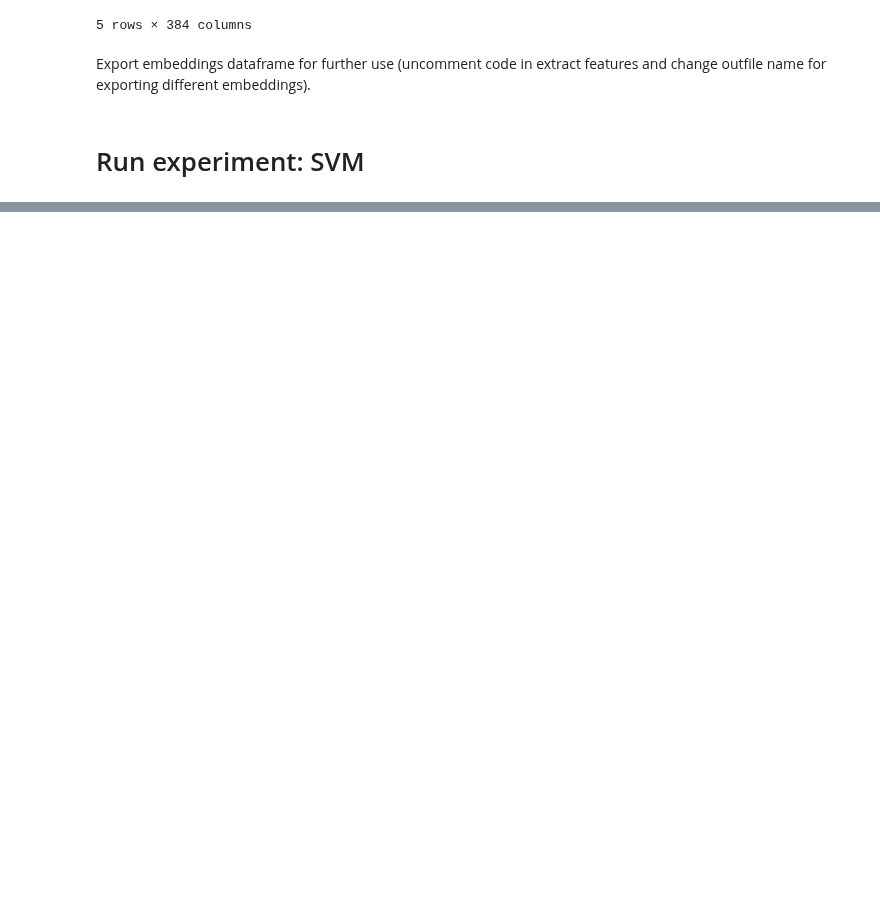
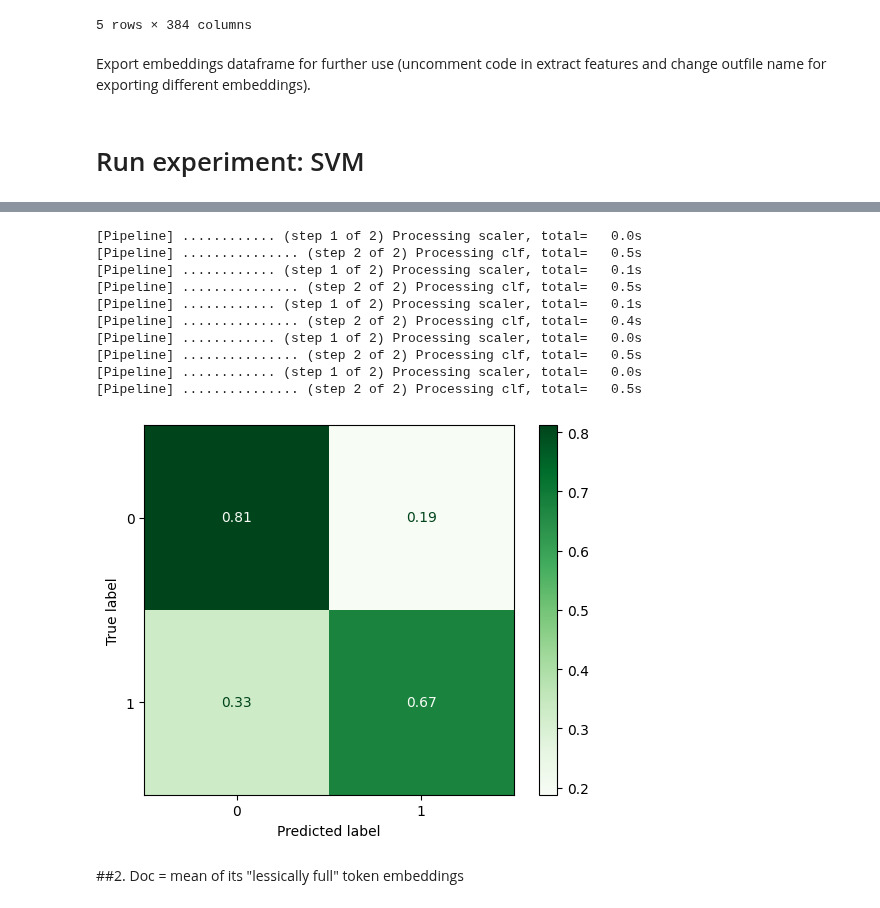
Before and after one commit to g-fabiani4-unipi/txa_project, a Jupyter notebook: src/Classification_with_word_embeddings.ipynb, the cells around one changed output, grey strips where cells are left out. Saved outputs shown, nothing was run; the diff lists cells and outputs as text; code cells hidden in the pictures; blank space fills up the shorter version.

Commit message:
SVMs with just embeddings to determine the best aggregation (the avg)

```diff
--- a/src/Classification_with_word_embeddings.ipynb
+++ b/src/Classification_with_word_embeddings.ipynb
@@ -400,0 +467,10 @@ embeddings_df.to_csv(os.path.join(results_path, outfile))
+# %%
+train_X = embeddings_df #features
+train_Y = all_labels #labels
+# %%
+pipeline = Pipeline([
+    ('scaler', MinMaxScaler()),
+    ('clf', LinearSVC())
+    ], verbose=True)
+
+pipeline
@@ -400,0 +479,2 @@ embeddings_df.to_csv(os.path.join(results_path, outfile))
+# %%
+pipeline.fit(train_X, train_Y)
@@ -400,0 +537,18 @@ embeddings_df.to_csv(os.path.join(results_path, outfile))
+# %%
+y_pred = cross_val_predict(pipeline, train_X, train_Y, cv=splitter)
+ConfusionMatrixDisplay.from_predictions(y_pred=y_pred, y_true=train_Y, cmap='Greens', normalize='true')
+plt.show()
+# %% [output]
+[Pipeline] ............ (step 1 of 2) Processing scaler, total=   0.0s
+[Pipeline] ............... (step 2 of 2) Processing clf, total=   0.5s
+[Pipeline] ............ (step 1 of 2) Processing scaler, total=   0.1s
+[Pipeline] ............... (step 2 of 2) Processing clf, total=   0.5s
+[Pipeline] ............ (step 1 of 2) Processing scaler, total=   0.1s
+[Pipeline] ............... (step 2 of 2) Processing clf, total=   0.4s
+[Pipeline] ............ (step 1 of 2) Processing scaler, total=   0.0s
+[Pipeline] ............... (step 2 of 2) Processing clf, total=   0.5s
+[Pipeline] ............ (step 1 of 2) Processing scaler, total=   0.0s
+[Pipeline] ............... (step 2 of 2) Processing clf, total=   0.5s
+[figure, added]
+# %% [markdown]
+##2. Doc = mean of its "lessically full" token embeddings
```
Also changed, not shown: parts of 47 cells of this notebook.
